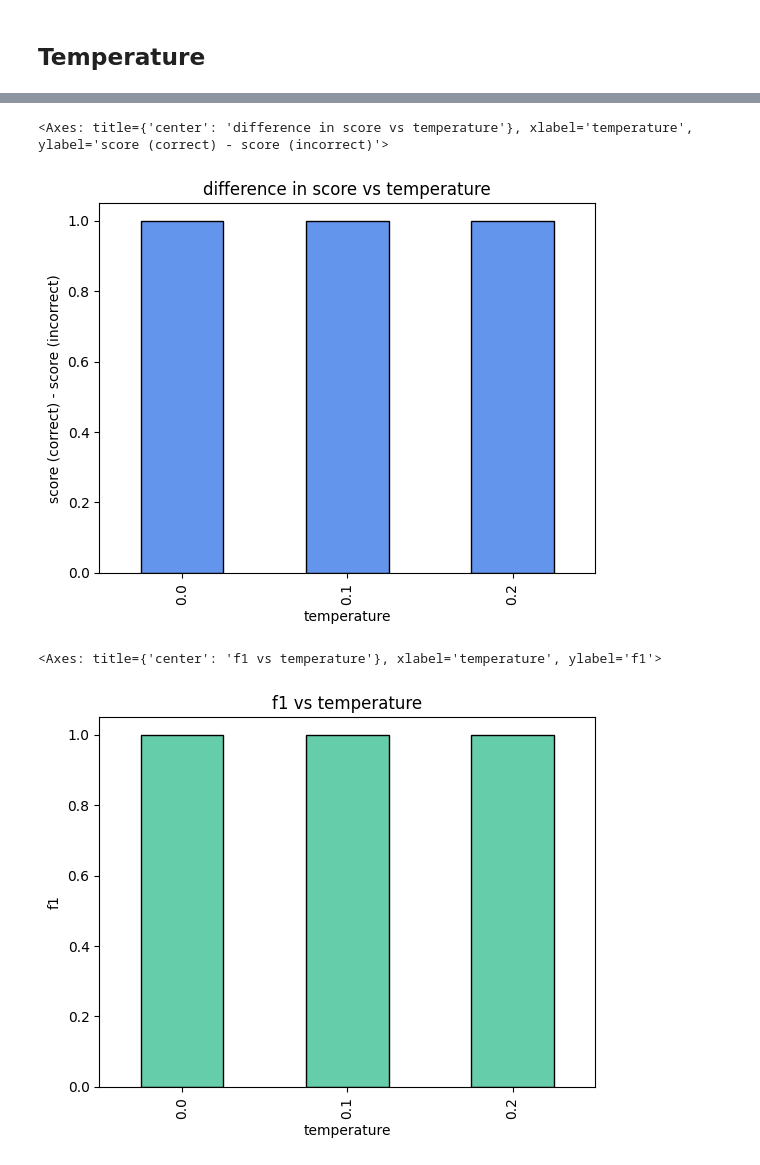
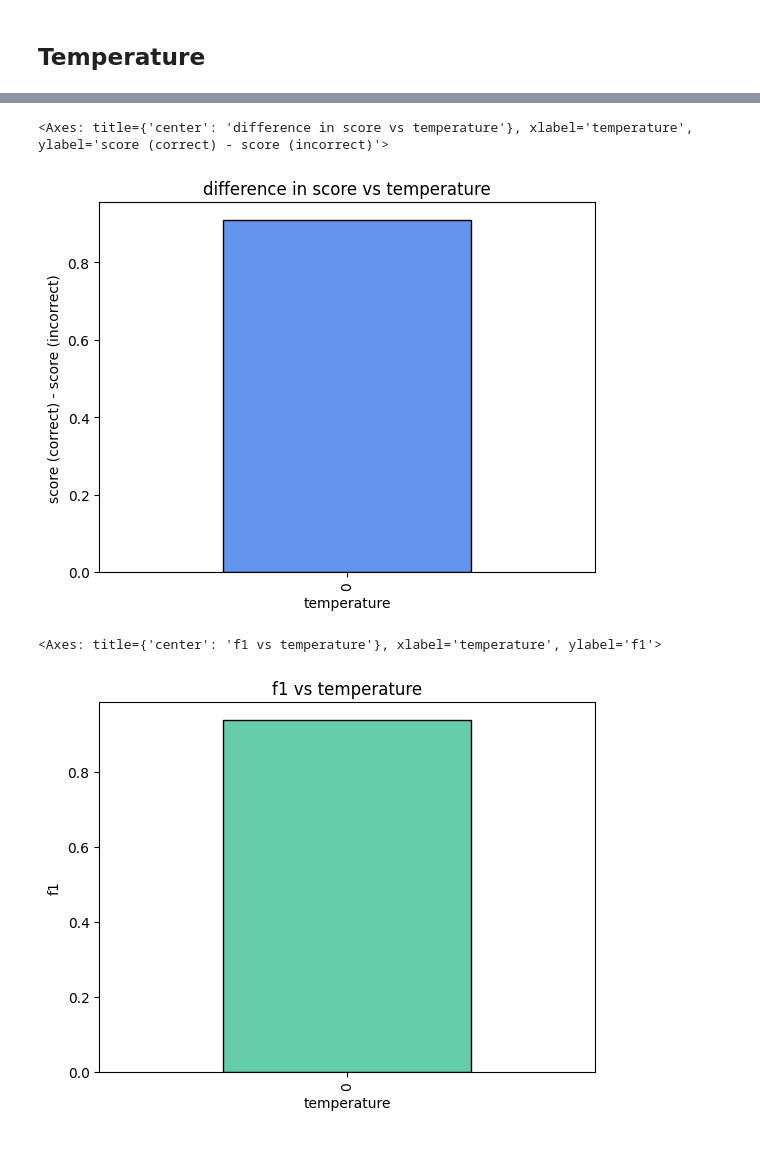
Before and after one commit to DEFRA/ai-spike-evaluation-metrics, a Jupyter notebook: analyse-metrics.ipynb, the cells around one changed output, grey strips where cells are left out. Saved outputs shown, nothing was run; the diff lists cells and outputs as text; code cells hidden in the pictures.

Commit message:
added summary evaluation

```diff
--- a/analyse-metrics.ipynb
+++ b/analyse-metrics.ipynb
@@ -22,9 +22,9 @@ from ragas.embeddings import LangchainEmbeddingsWrapper
 #evaluation_df = pd.read_csv("output/evaluations.csv")
 #evaluation_df
 
-llm_as_judge_df = pd.read_csv("output/llm_as_judge.csv")
-bert_score_df = pd.read_csv("output/bert_score.csv")
-evaluation_df = pd.concat([llm_as_judge_df, bert_score_df])
+qanda_llm_as_judge_df = pd.read_csv("output/qanda_llm_as_judge.csv")
+qanda_bert_score_df = pd.read_csv("output/qanda_bert_score.csv")
+evaluation_df = pd.concat([qanda_llm_as_judge_df, qanda_bert_score_df])
 evaluation_df
 # %% [output]
 |  | Type | Category | Question | Best Answer | Correct Answers | Incorrect Answers | Source | Answer | ... |
@@ -172,7 +177,7 @@ plot_df["f1"].plot(kind="bar", xlabel="model", ylabel="f1", title="f1 vs model",
 # %% [markdown]
 ## Temperature
 # %%
-method="pydantic"
+method="Pydantic"
 model_name="Claude 3.7 Sonnet"
 
 plot_df = results_df[
@@ -191,7 +194,7 @@ plot_df["score_diff"].plot(kind="bar", ylabel="score (correct) - score (incorrec
 <Axes: title={'center': 'difference in score vs temperature'}, xlabel='temperature', ylabel='score (correct) - score (incorrect)'>
-[figure, old version]
+[figure, new version]
 # %%
 plot_df["f1"].plot(kind="bar", ylabel="f1", title="f1 vs temperature", color="mediumaquamarine", edgecolor="black")
 # %% [output]
 <Axes: title={'center': 'f1 vs temperature'}, xlabel='temperature', ylabel='f1'>
-[figure, old version]
+[figure, new version]
```
Also changed, not shown: parts of 8 cells of this notebook, 3 other files.
